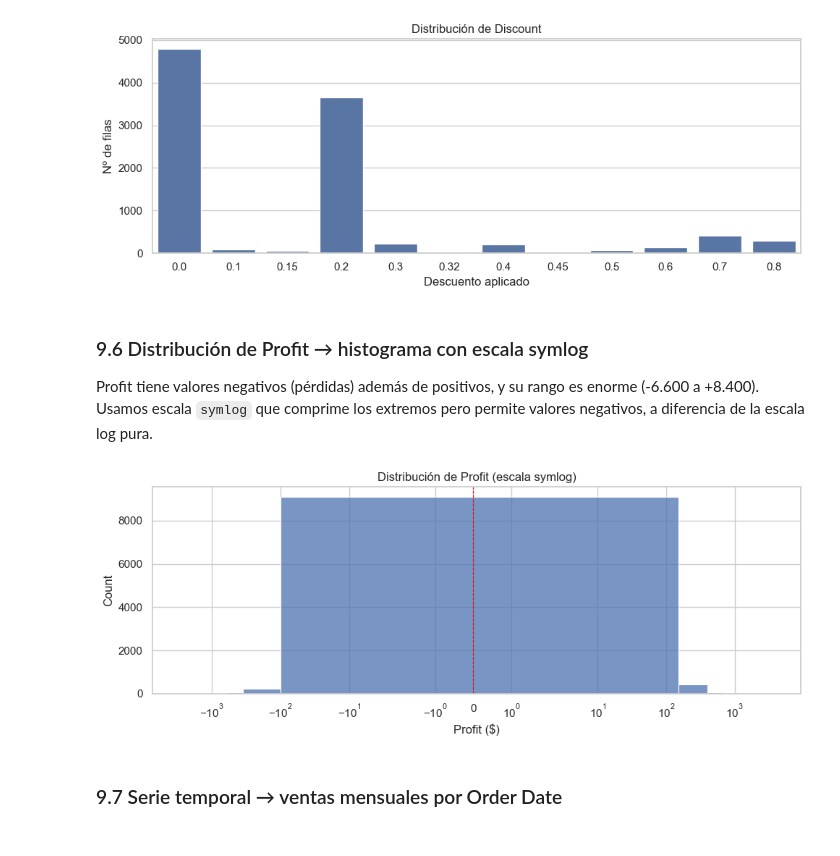
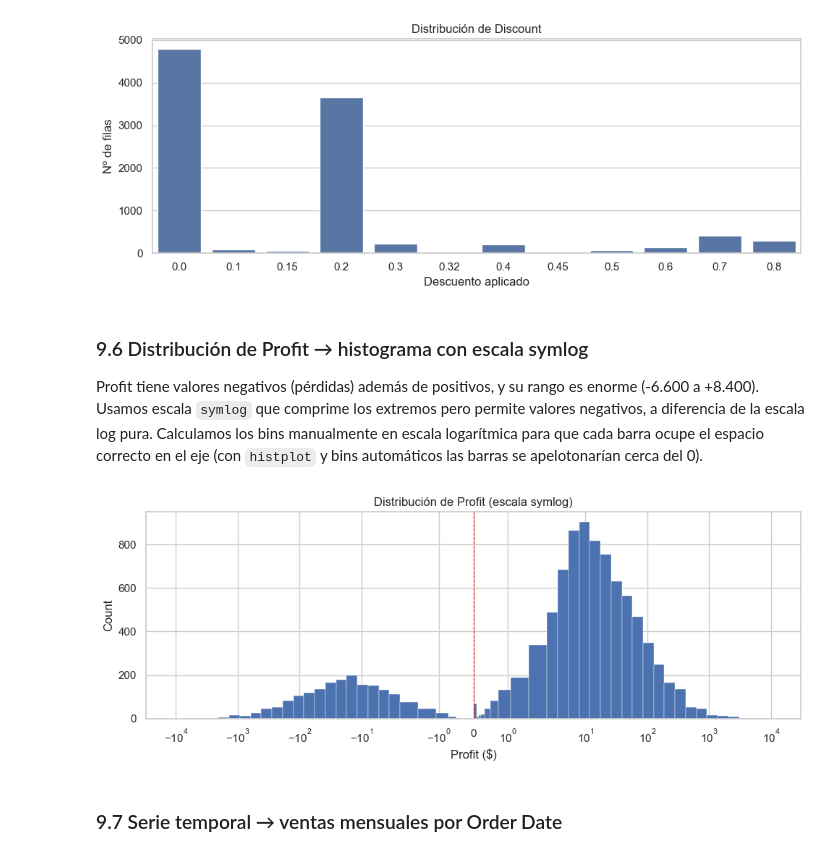
Before and after one commit to NoeliaTJ/ControlStock, a Jupyter notebook: superstore.ipynb, the cells around one changed output. Drawn from its saved outputs; the diff is of its cells as text; code cells hidden in the pictures.

```diff
--- a/superstore.ipynb
+++ b/superstore.ipynb
@@ -433,18 +433,26 @@ plt.show()
 # %% [markdown]
 ### 9.6 Distribución de Profit → histograma con escala symlog
 
-Profit tiene valores negativos (pérdidas) además de positivos, y su rango es enorme (-6.600 a +8.400). Usamos escala `symlog` que comprime los extremos pero permite valores negativos, a diferencia de la escala log pura.
+Profit tiene valores negativos (pérdidas) además de positivos, y su rango es enorme (-6.600 a +8.400). Usamos escala `symlog` que comprime los extremos pero permite valores negativos, a diferencia de la escala log pura. Calculamos los bins manualmente en escala logarítmica para que cada barra ocupe el espacio correcto en el eje (con `histplot` y bins automáticos las barras se apelotonarían cerca del 0).
 # %%
+# Bins simétricos en escala log: cada bin ocupa una franja proporcional en el eje symlog
+abs_max = max(abs(df['Profit'].min()), abs(df['Profit'].max()))
+log_max = np.ceil(np.log10(abs_max))
+positivos = np.logspace(-1, log_max, 30)
+negativos = -positivos[::-1]
+bins = np.concatenate([negativos, [0], positivos])
+
 plt.figure(figsize=(10, 4))
-sns.histplot(df['Profit'], bins=60)
+plt.hist(df['Profit'], bins=bins, edgecolor='white', linewidth=0.3)
 plt.xscale('symlog')
 plt.axvline(0, color='red', linewidth=0.8, linestyle='--')
 plt.title('Distribución de Profit (escala symlog)')
 plt.xlabel('Profit ($)')
+plt.ylabel('Count')
 plt.tight_layout()
 plt.show()
 # %% [output]
-[figure, old version]
+[figure, new version]
 # %% [markdown]
 ### 9.7 Serie temporal → ventas mensuales por Order Date
 # %%
```
Also changed, not shown: parts of 1 cell of this notebook, 2 other files.
